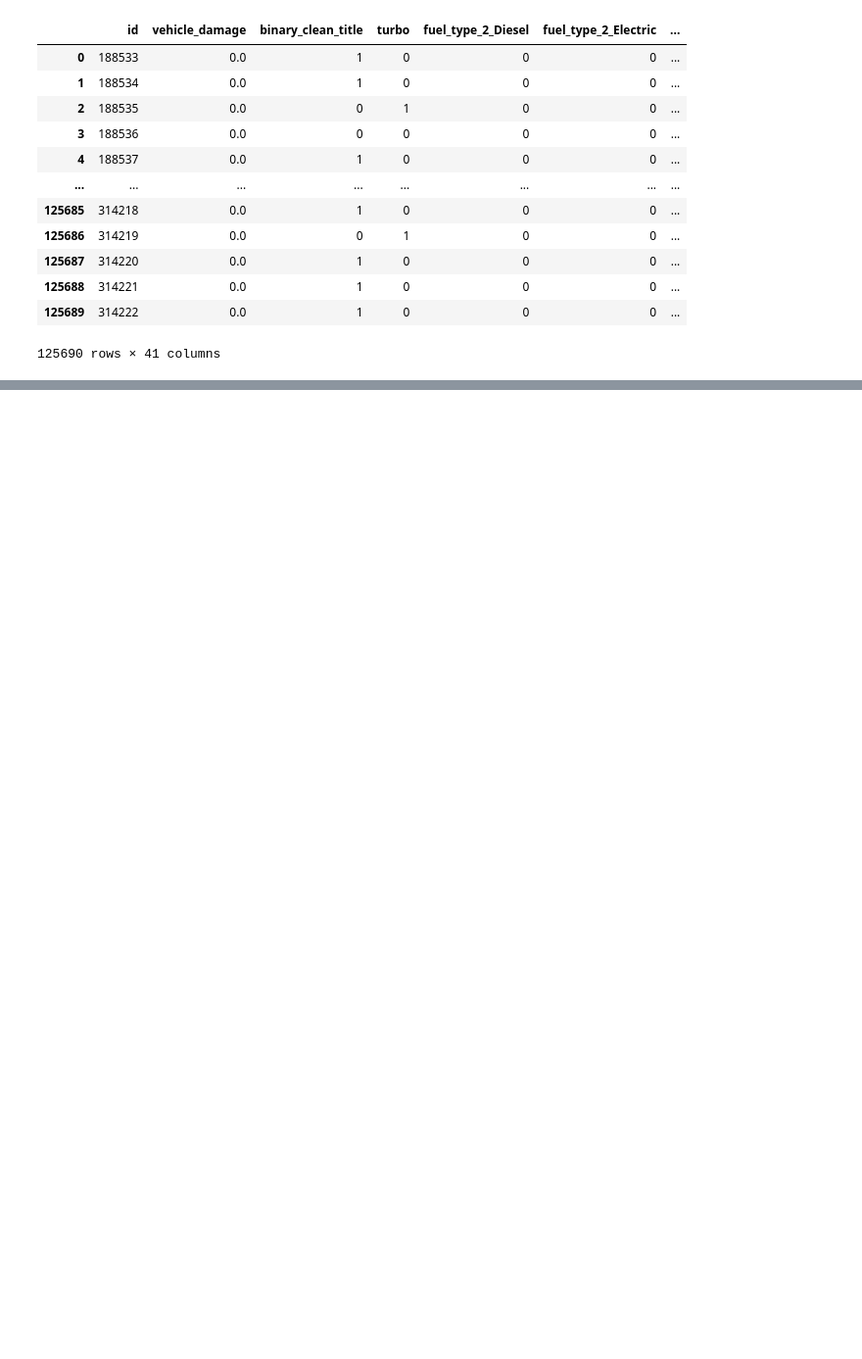
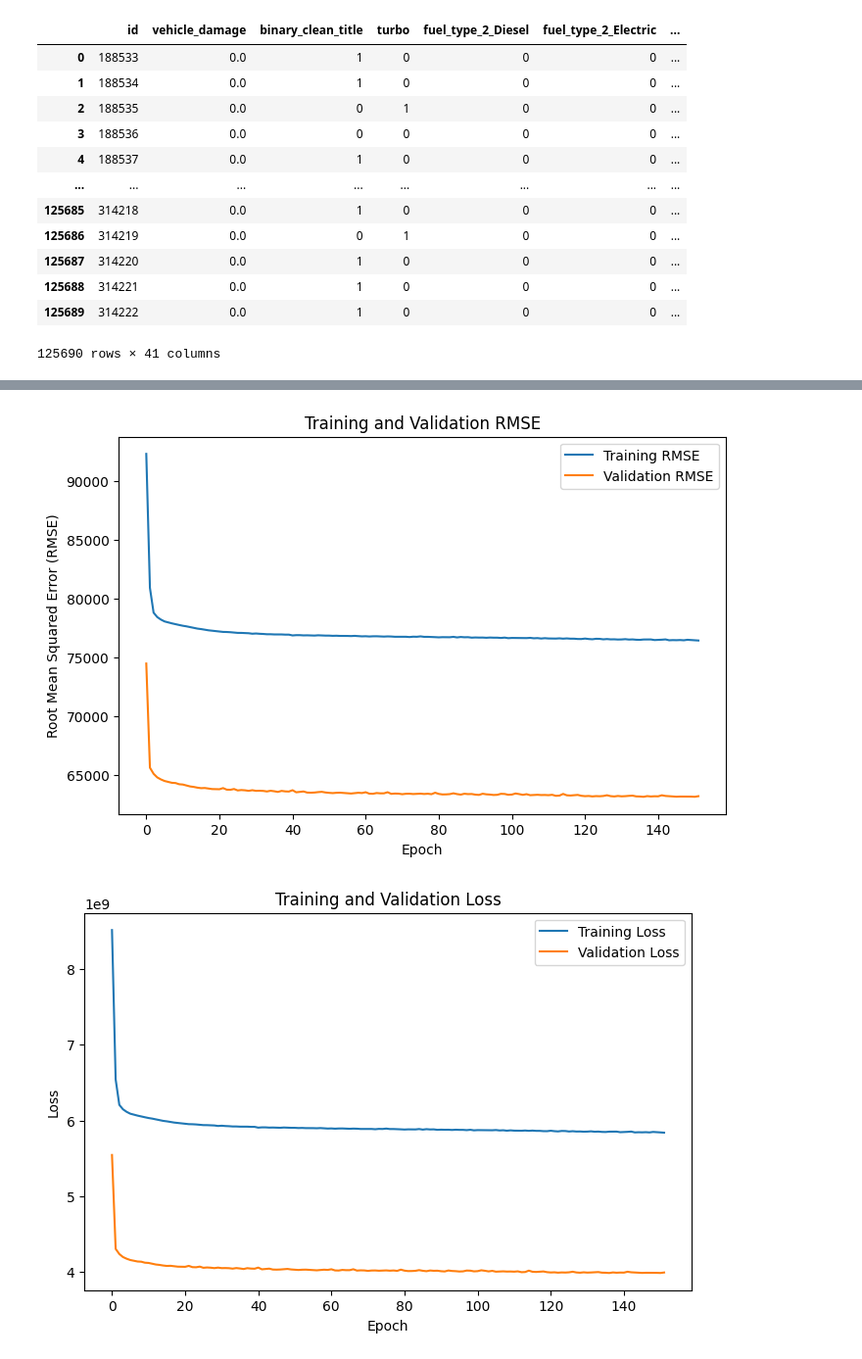
Before and after one commit to miguelazue/used-cars-prices-regression, a Jupyter notebook: prediction_models.ipynb, the cells around one changed output, grey strips where cells are left out. Shown at 98% size. Cells and saved outputs as stored; diff of their text form; code cells hidden in the pictures; blank space fills up the shorter version.

```diff
--- a/prediction_models.ipynb
+++ b/prediction_models.ipynb
@@ -251 +414,12 @@ save_path = 'data/nn_submission1.csv'
 submission_df.to_csv(save_path,index=False)
+# %%
+#Using scaled data
+
+# Initialize the StandardScaler
+scaler = StandardScaler()
+
+# Fit the scaler on the training data and transform both training and validation data
+x_train_scaled = scaler.fit_transform(x_train)
+x_validation_scaled = scaler.transform(x_validation)
+x_test_scaled = scaler.transform(x_test)
+x_evaluation_scaled = scaler.transform(x_evaluation)
@@ -251,0 +496,24 @@ submission_df.to_csv(save_path,index=False)
+# %%
+history_df = pd.DataFrame(history.history)
+# Plotting the RMSE
+plt.figure(figsize=(8, 5))
+plt.plot(history_df['root_mean_squared_error'], label='Training RMSE')
+plt.plot(history_df['val_root_mean_squared_error'], label='Validation RMSE')
+plt.xlabel('Epoch')
+plt.ylabel('Root Mean Squared Error (RMSE)')
+plt.title('Training and Validation RMSE')
+plt.legend()
+plt.show()
+
+# Plotting the Loss
+plt.figure(figsize=(8, 5))
+plt.plot(history_df['loss'], label='Training Loss')
+plt.plot(history_df['val_loss'], label='Validation Loss')
+plt.xlabel('Epoch')
+plt.ylabel('Loss')
+plt.title('Training and Validation Loss')
+plt.legend()
+plt.show()
+# %% [output]
+[figure, added]
+[figure, added]
```
Also changed, not shown: parts of 30 cells of this notebook.
